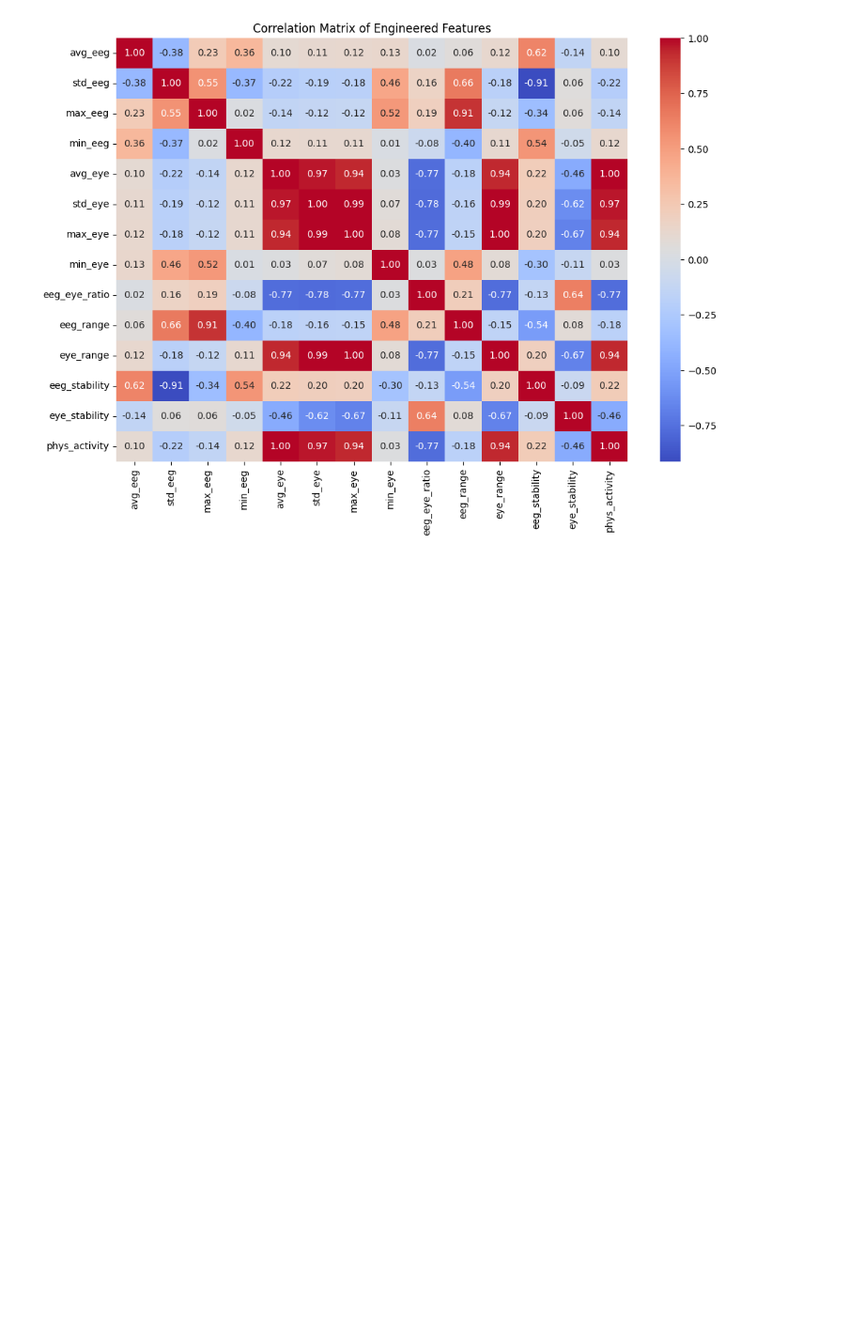
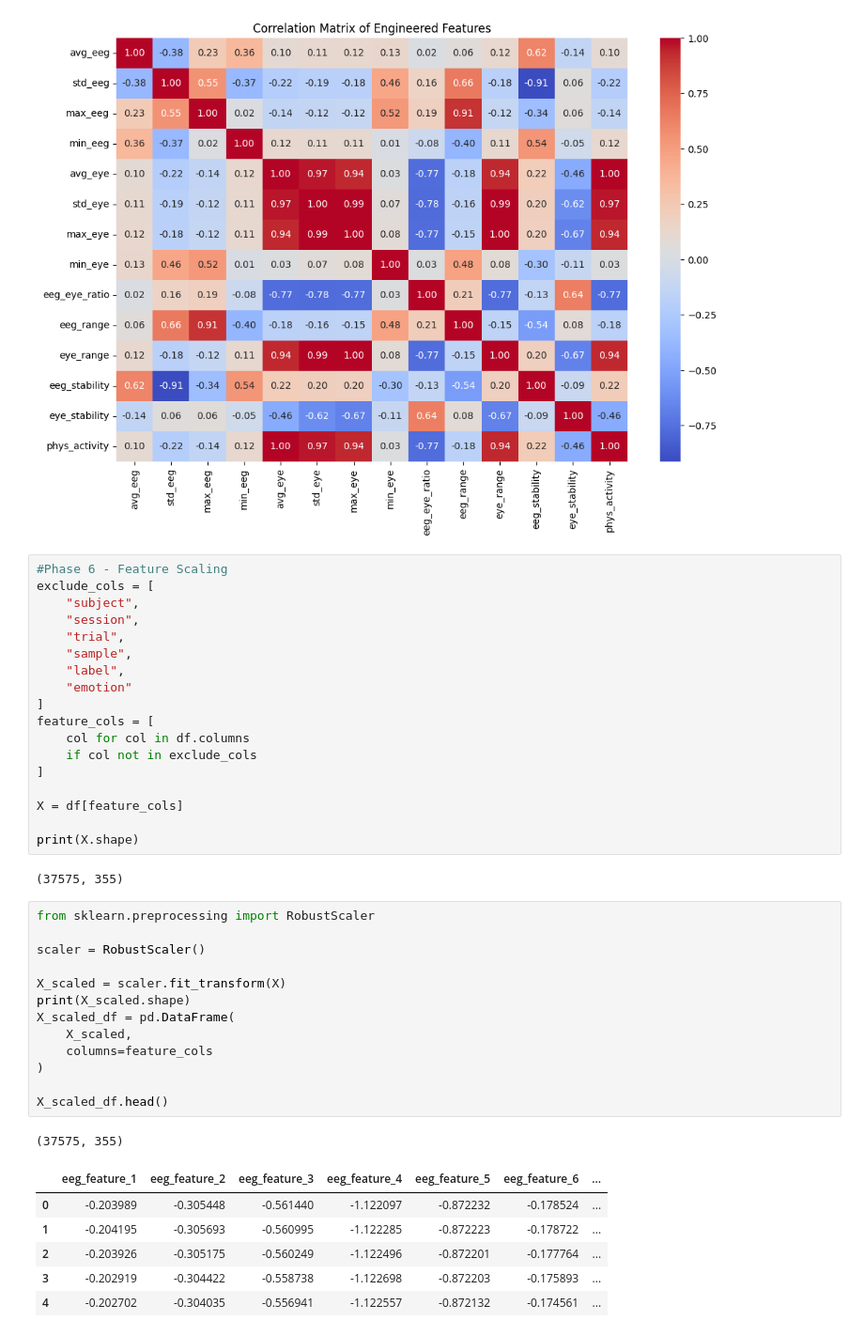
Before and after one commit to Gresita/NeuroSense, a Jupyter notebook: data/preprocessing/Preprocessing.ipynb, the cells around one changed output. Shown at 94% size. Saved outputs shown, nothing was run; the diff lists cells and outputs as text; blank space fills up the shorter version.

```diff
--- a/data/preprocessing/Preprocessing.ipynb
+++ b/data/preprocessing/Preprocessing.ipynb
@@ -599,3 +599,44 @@ plt.title("Correlation Matrix of Engineered Features")
 plt.show()
 # %% [output]
 [figure]
+# %%
+#Phase 6 - Feature Scaling
+exclude_cols = [
+    "subject",
+    "session",
+    "trial",
+    "sample",
+    "label",
+    "emotion"
+]
+feature_cols = [
+    col for col in df.columns
+    if col not in exclude_cols
+]
+
+X = df[feature_cols]
+
+print(X.shape)
+# %% [output]
+(37575, 355)
+# %%
+from sklearn.preprocessing import RobustScaler
+
+scaler = RobustScaler()
+
+X_scaled = scaler.fit_transform(X)
+print(X_scaled.shape)
+X_scaled_df = pd.DataFrame(
+    X_scaled,
+    columns=feature_cols
+)
+
+X_scaled_df.head()
+# %% [output]
+(37575, 355)
+|  | eeg_feature_1 | eeg_feature_2 | eeg_feature_3 | eeg_feature_4 | eeg_feature_5 | eeg_feature_6 | ... |
+| 0 | -0.203989 | -0.305448 | -0.561440 | -1.122097 | -0.872232 | -0.178524 | ... |
+| 1 | -0.204195 | -0.305693 | -0.560995 | -1.122285 | -0.872223 | -0.178722 | ... |
+| 2 | -0.203926 | -0.305175 | -0.560249 | -1.122496 | -0.872201 | -0.177764 | ... |
+| 3 | -0.202919 | -0.304422 | -0.558738 | -1.122698 | -0.872203 | -0.175893 | ... |
+| 4 | -0.202702 | -0.304035 | -0.556941 | -1.122557 | -0.872132 | -0.174561 | ... |
```
Also changed, not shown: parts of 4 cells of this notebook, 1 other file.
